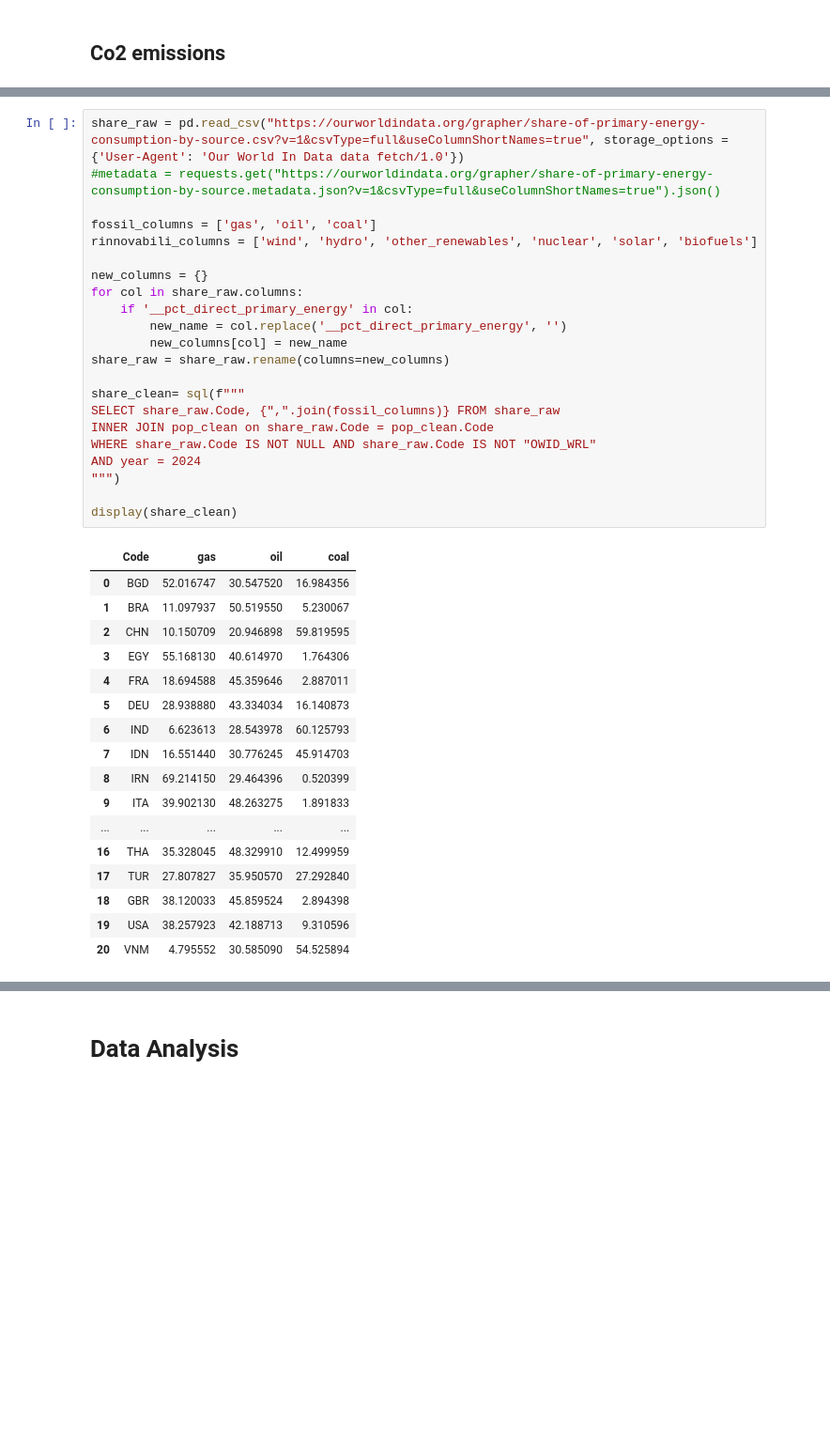
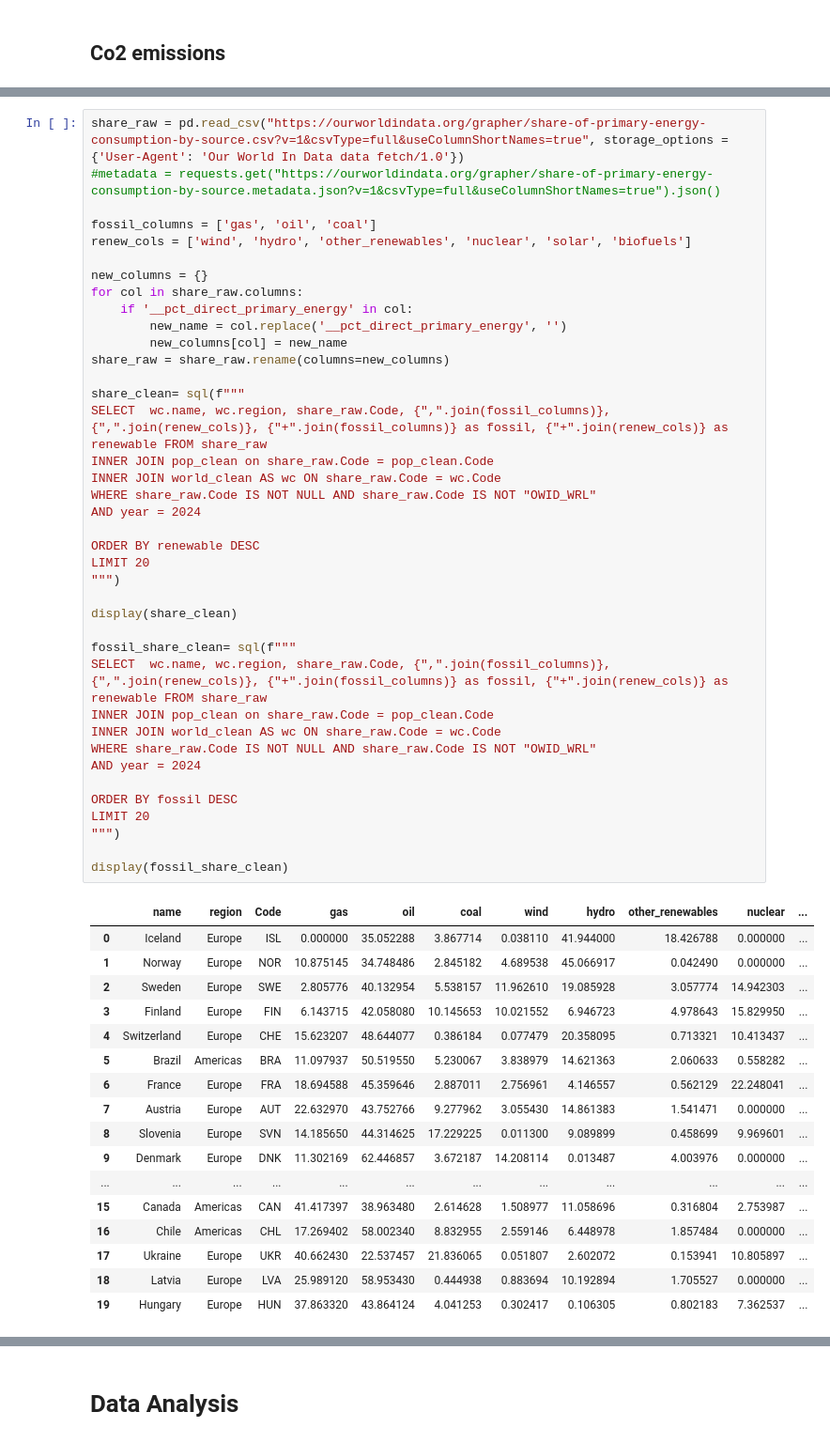
Before and after one commit to william-toscani/Data_Visualization_Project, a Jupyter notebook: Data_Viz_Project.ipynb, the cells around one changed output, grey strips where cells are left out. Shown: that part at 94% size. Drawn from its saved outputs; the diff is of its cells as text; blank space fills up the shorter version.

```diff
--- a/Data_Viz_Project.ipynb
+++ b/Data_Viz_Project.ipynb
@@ -189,40 +175,57 @@ display(emission_clean)
 # %%
 share_raw = pd.read_csv("https://ourworldindata.org/grapher/share-of-primary-energy-consumption-by-source.csv?v=1&csvType=full&useColumnShortNames=true", storage_options = {'User-Agent': 'Our World In Data data fetch/1.0'})
 #metadata = requests.get("https://ourworldindata.org/grapher/share-of-primary-energy-consumption-by-source.metadata.json?v=1&csvType=full&useColumnShortNames=true").json()
 
 fossil_columns = ['gas', 'oil', 'coal']
-rinnovabili_columns = ['wind', 'hydro', 'other_renewables', 'nuclear', 'solar', 'biofuels']
+renew_cols = ['wind', 'hydro', 'other_renewables', 'nuclear', 'solar', 'biofuels']
 
 new_columns = {}
 for col in share_raw.columns:
     if '__pct_direct_primary_energy' in col:
         new_name = col.replace('__pct_direct_primary_energy', '')
         new_columns[col] = new_name
 share_raw = share_raw.rename(columns=new_columns)
 
 share_clean= sql(f"""
-SELECT share_raw.Code, {",".join(fossil_columns)} FROM share_raw
+SELECT  wc.name, wc.region, share_raw.Code, {",".join(fossil_columns)}, {",".join(renew_cols)}, {"+".join(fossil_columns)} as fossil, {"+".join(renew_cols)} as renewable FROM share_raw
 INNER JOIN pop_clean on share_raw.Code = pop_clean.Code
+INNER JOIN world_clean AS wc ON share_raw.Code = wc.Code
 WHERE share_raw.Code IS NOT NULL AND share_raw.Code IS NOT "OWID_WRL"
 AND year = 2024
+
+ORDER BY renewable DESC
+LIMIT 20
 """)
 
 display(share_clean)
+
+fossil_share_clean= sql(f"""
+SELECT  wc.name, wc.region, share_raw.Code, {",".join(fossil_columns)}, {",".join(renew_cols)}, {"+".join(fossil_columns)} as fossil, {"+".join(renew_cols)} as renewable FROM share_raw
+INNER JOIN pop_clean on share_raw.Code = pop_clean.Code
+INNER JOIN world_clean AS wc ON share_raw.Code = wc.Code
+WHERE share_raw.Code IS NOT NULL AND share_raw.Code IS NOT "OWID_WRL"
+AND year = 2024
+
+ORDER BY fossil DESC
+LIMIT 20
+""")
+
+display(fossil_share_clean)
 # %% [output]
-|  | Code | gas | oil | coal |
-| 0 | BGD | 52.016747 | 30.547520 | 16.984356 |
-| 1 | BRA | 11.097937 | 50.519550 | 5.230067 |
-| 2 | CHN | 10.150709 | 20.946898 | 59.819595 |
-| 3 | EGY | 55.168130 | 40.614970 | 1.764306 |
-| 4 | FRA | 18.694588 | 45.359646 | 2.887011 |
-| 5 | DEU | 28.938880 | 43.334034 | 16.140873 |
-| 6 | IND | 6.623613 | 28.543978 | 60.125793 |
-| 7 | IDN | 16.551440 | 30.776245 | 45.914703 |
-| 8 | IRN | 69.214150 | 29.464396 | 0.520399 |
-| 9 | ITA | 39.902130 | 48.263275 | 1.891833 |
-| ... | ... | ... | ... | ... |
-| 16 | THA | 35.328045 | 48.329910 | 12.499959 |
-| 17 | TUR | 27.807827 | 35.950570 | 27.292840 |
-| 18 | GBR | 38.120033 | 45.859524 | 2.894398 |
-| 19 | USA | 38.257923 | 42.188713 | 9.310596 |
-| 20 | VNM | 4.795552 | 30.585090 | 54.525894 |
+|  | name | region | Code | gas | oil | coal | wind | hydro | other_renewables | nuclear | ... |
+| 0 | Iceland | Europe | ISL | 0.000000 | 35.052288 | 3.867714 | 0.038110 | 41.944000 | 18.426788 | 0.000000 | ... |
+| 1 | Norway | Europe | NOR | 10.875145 | 34.748486 | 2.845182 | 4.689538 | 45.066917 | 0.042490 | 0.000000 | ... |
+| 2 | Sweden | Europe | SWE | 2.805776 | 40.132954 | 5.538157 | 11.962610 | 19.085928 | 3.057774 | 14.942303 | ... |
+| 3 | Finland | Europe | FIN | 6.143715 | 42.058080 | 10.145653 | 10.021552 | 6.946723 | 4.978643 | 15.829950 | ... |
+| 4 | Switzerland | Europe | CHE | 15.623207 | 48.644077 | 0.386184 | 0.077479 | 20.358095 | 0.713321 | 10.413437 | ... |
+| 5 | Brazil | Americas | BRA | 11.097937 | 50.519550 | 5.230067 | 3.838979 | 14.621363 | 2.060633 | 0.558282 | ... |
+| 6 | France | Europe | FRA | 18.694588 | 45.359646 | 2.887011 | 2.756961 | 4.146557 | 0.562129 | 22.248041 | ... |
+| 7 | Austria | Europe | AUT | 22.632970 | 43.752766 | 9.277962 | 3.055430 | 14.861383 | 1.541471 | 0.000000 | ... |
+| 8 | Slovenia | Europe | SVN | 14.185650 | 44.314625 | 17.229225 | 0.011300 | 9.089899 | 0.458699 | 9.969601 | ... |
+| 9 | Denmark | Europe | DNK | 11.302169 | 62.446857 | 3.672187 | 14.208114 | 0.013487 | 4.003976 | 0.000000 | ... |
+| ... | ... | ... | ... | ... | ... | ... | ... | ... | ... | ... | ... |
+| 15 | Canada | Americas | CAN | 41.417397 | 38.963480 | 2.614628 | 1.508977 | 11.058696 | 0.316804 | 2.753987 | ... |
+| 16 | Chile | Americas | CHL | 17.269402 | 58.002340 | 8.832955 | 2.559146 | 6.448978 | 1.857484 | 0.000000 | ... |
+| 17 | Ukraine | Europe | UKR | 40.662430 | 22.537457 | 21.836065 | 0.051807 | 2.602072 | 0.153941 | 10.805897 | ... |
+| 18 | Latvia | Europe | LVA | 25.989120 | 58.953430 | 0.444938 | 0.883694 | 10.192894 | 1.705527 | 0.000000 | ... |
+| 19 | Hungary | Europe | HUN | 37.863320 | 43.864124 | 4.041253 | 0.302417 | 0.106305 | 0.802183 | 7.362537 | ... |
```
Also changed, not shown: parts of 14 cells of this notebook.
